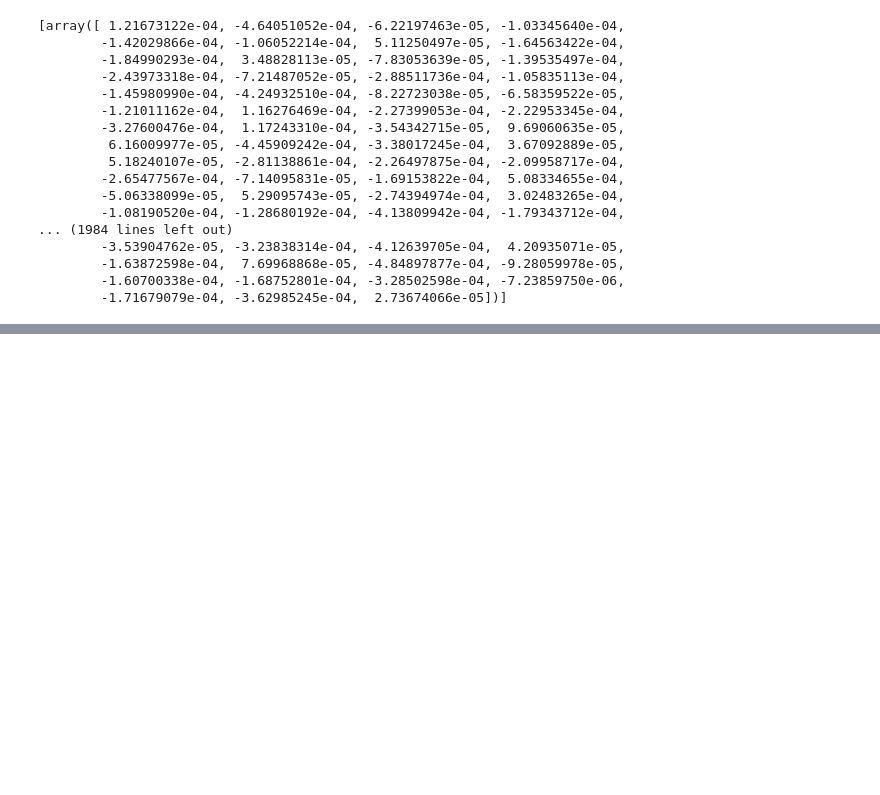
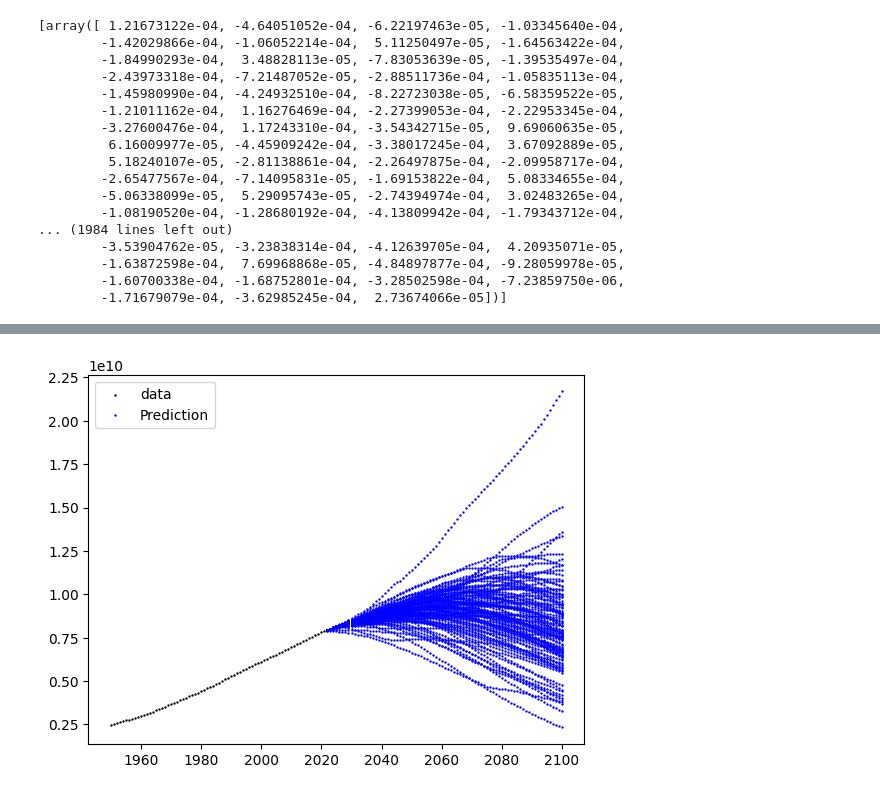
Before and after one commit to Voluptatemn/Population2023, a Jupyter notebook: Analysis.ipynb, the cells around one changed output, grey strips where cells are left out. Cells and saved outputs as stored; diff of their text form; code cells hidden in the pictures; blank space fills up the shorter version.

```diff
--- a/Analysis.ipynb
+++ b/Analysis.ipynb
@@ -909,0 +902,30 @@ for i in range (num_of_pred):
+# %%
+plt.scatter(df['Year'], total_population * 1000, s = 0.5, color = 'black', label = 'data')
+
+pop_array = []
+year_array = []
+
+for i in range (num_of_pred):
+    pop = 7876932
+    fertility = 0.017009
+    death = 0.008791
+    curr_year = 2021
+    d = d_pred[i]
+    f = f_pred[i]
+    for j in range (pred_year - max_year):
+        curr_d = d[j]
+        curr_f = f[j]
+        fertility += curr_f
+        death += curr_d
+        curr_year += 1
+        pop = pop + pop * fertility - pop * death
+        pop_array.append(pop)
+        year_array.append(curr_year)
+pop_array = np.array(pop_array)
+year_array = np.array(year_array)
+plt.scatter(year_array, pop_array * 1000, color = 'blue', s = 0.5, label = 'Prediction')
+
+plt.legend()
+plt.show()
+# %% [output]
+[figure, added]
```
Also changed, not shown: parts of 2 cells of this notebook, 1 other file.
